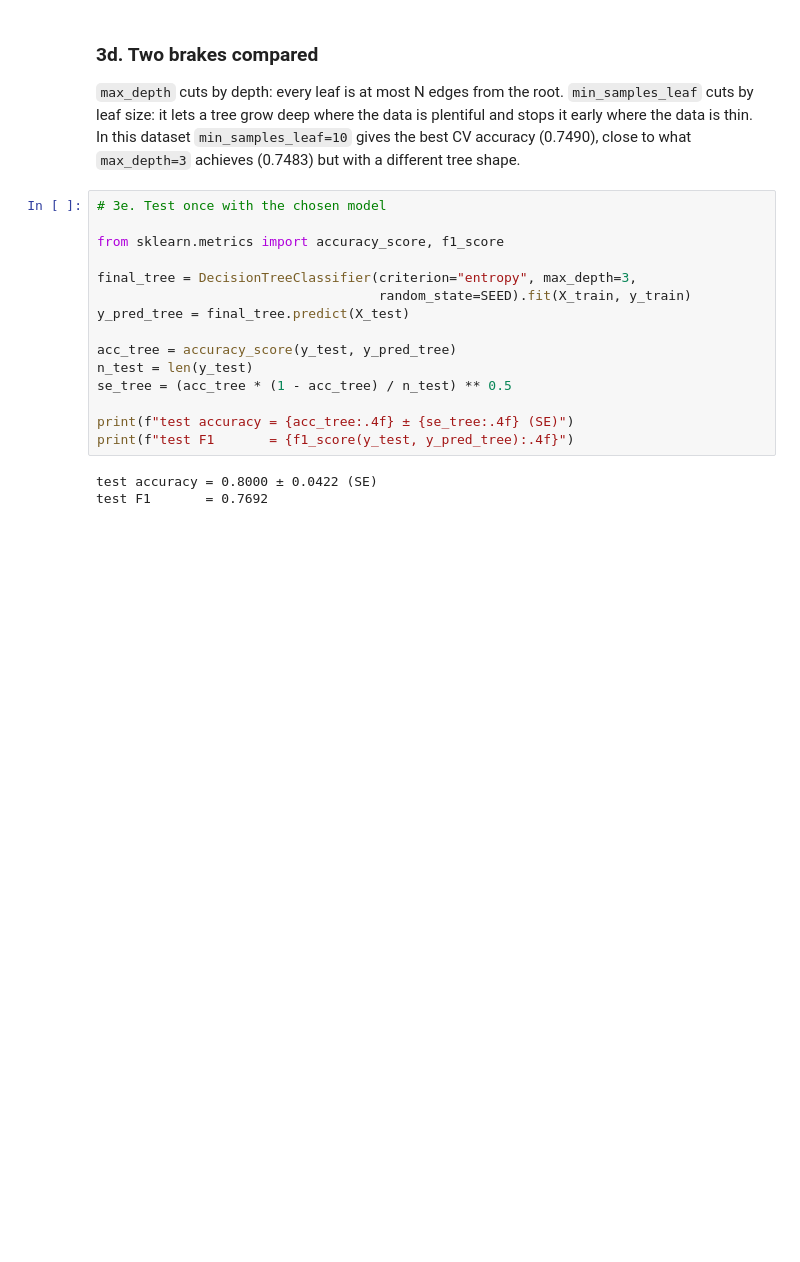
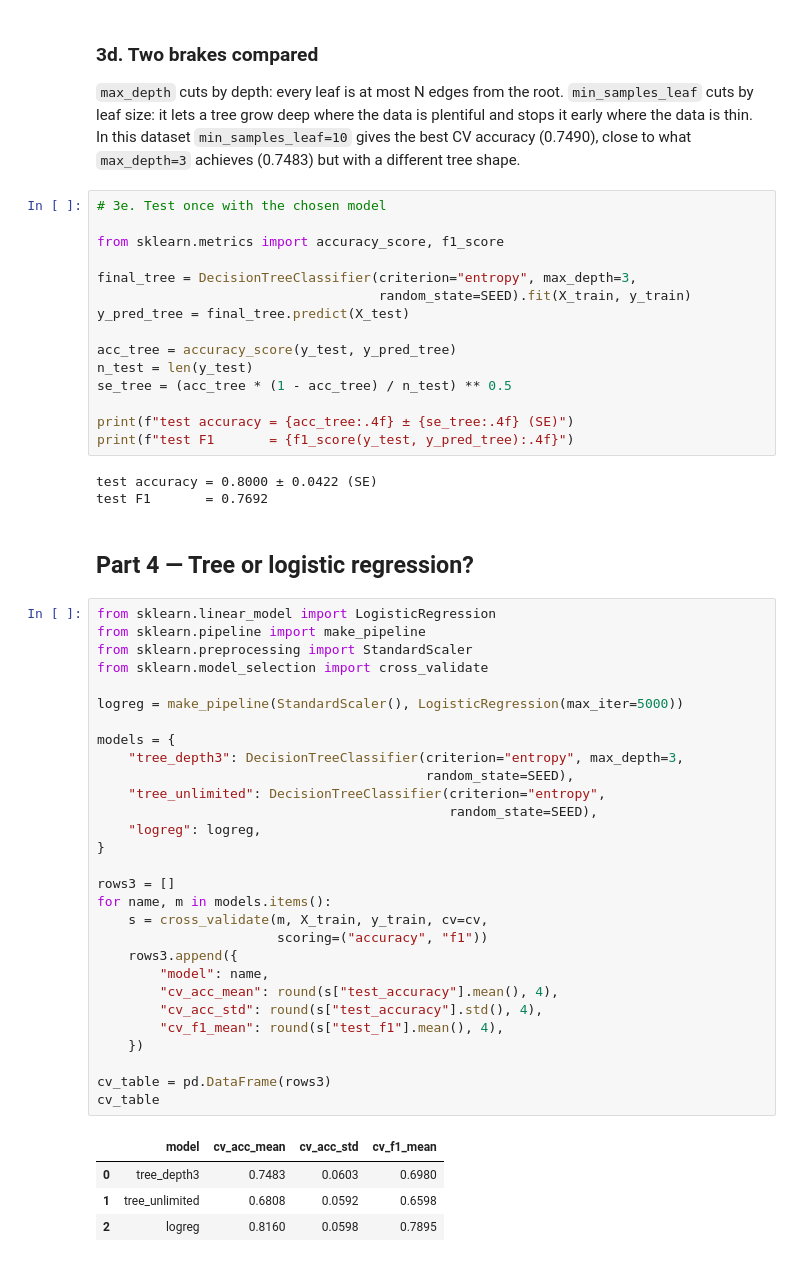
Before and after one commit to Assel061/Assel_ML_task_2, a Jupyter notebook: Assel_task2.ipynb, the cells around one changed output. Saved outputs shown, nothing was run; the diff lists cells and outputs as text; blank space fills up the shorter version.

Commit message:
Part 4: tree vs logistic regression

```diff
--- a/Assel_task2.ipynb
+++ b/Assel_task2.ipynb
@@ -531,3 +531,39 @@ print(f"test F1       = {f1_score(y_test, y_pred_tree):.4f}")
 # %% [output]
 test accuracy = 0.8000 ± 0.0422 (SE)
 test F1       = 0.7692
+# %% [markdown]
+## Part 4 — Tree or logistic regression?
+# %%
+from sklearn.linear_model import LogisticRegression
+from sklearn.pipeline import make_pipeline
+from sklearn.preprocessing import StandardScaler
+from sklearn.model_selection import cross_validate
+
+logreg = make_pipeline(StandardScaler(), LogisticRegression(max_iter=5000))
+
+models = {
+    "tree_depth3": DecisionTreeClassifier(criterion="entropy", max_depth=3,
+                                          random_state=SEED),
+    "tree_unlimited": DecisionTreeClassifier(criterion="entropy",
+                                             random_state=SEED),
+    "logreg": logreg,
+}
+
+rows3 = []
+for name, m in models.items():
+    s = cross_validate(m, X_train, y_train, cv=cv,
+                       scoring=("accuracy", "f1"))
+    rows3.append({
+        "model": name,
+        "cv_acc_mean": round(s["test_accuracy"].mean(), 4),
+        "cv_acc_std": round(s["test_accuracy"].std(), 4),
+        "cv_f1_mean": round(s["test_f1"].mean(), 4),
+    })
+
+cv_table = pd.DataFrame(rows3)
+cv_table
+# %% [output]
+|  | model | cv_acc_mean | cv_acc_std | cv_f1_mean |
+| 0 | tree_depth3 | 0.7483 | 0.0603 | 0.6980 |
+| 1 | tree_unlimited | 0.6808 | 0.0592 | 0.6598 |
+| 2 | logreg | 0.8160 | 0.0598 | 0.7895 |
```
Also changed, not shown: parts of 4 cells of this notebook.
